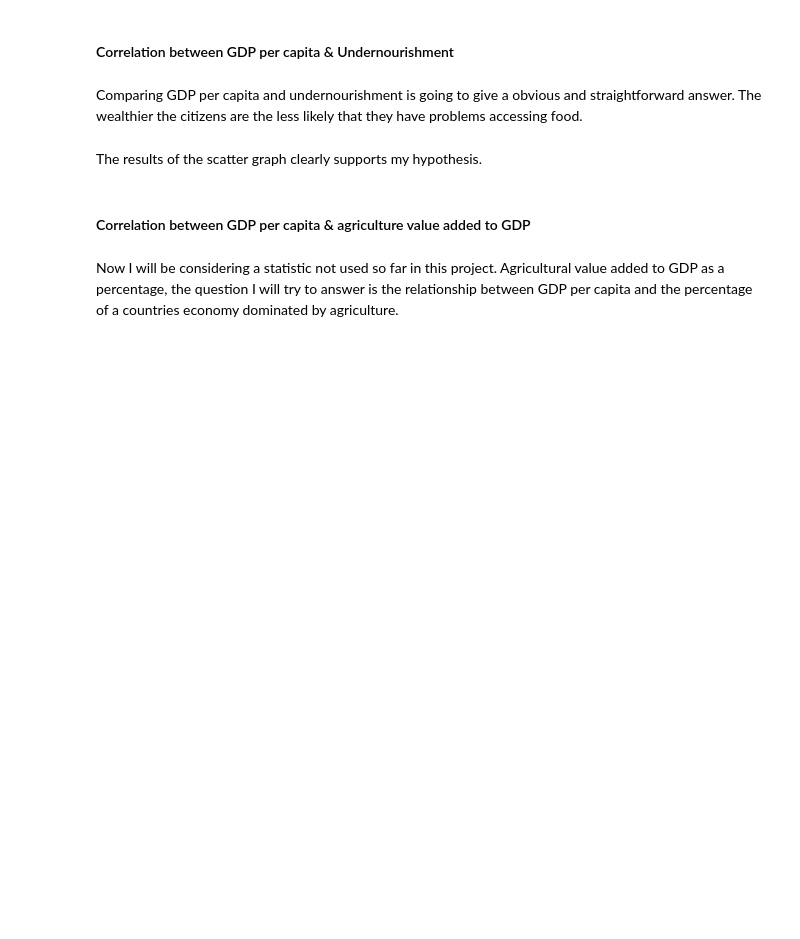
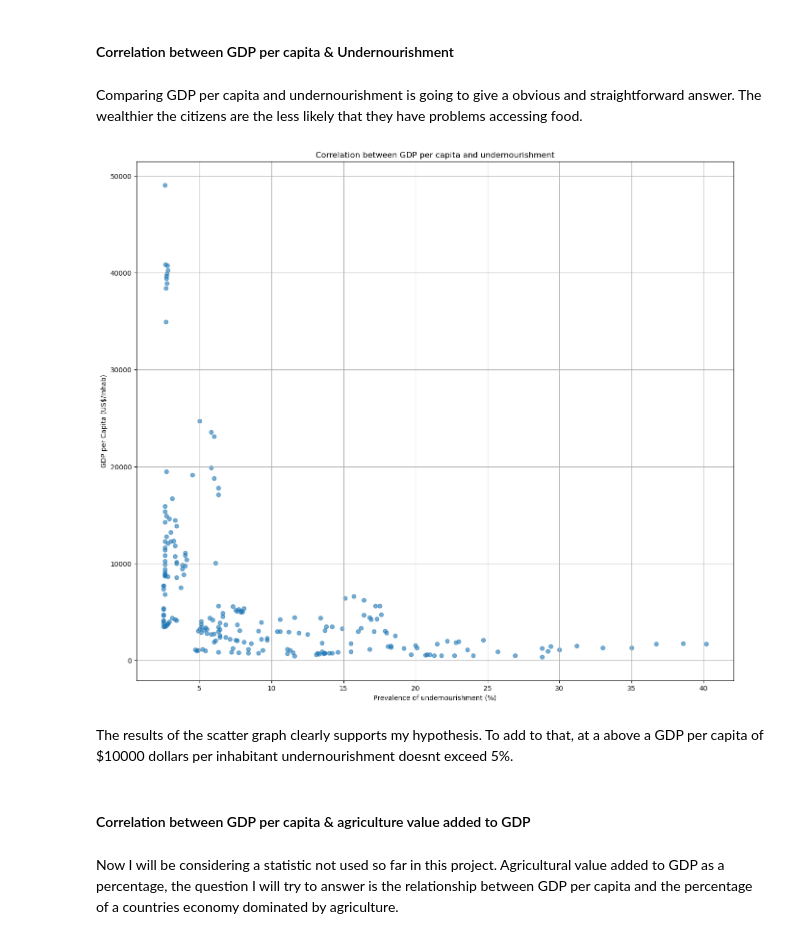
Before and after one commit to Programmer-ms742001/DataAnalysisProject, a Jupyter notebook: Data Analysis Main.ipynb, the cells around one changed output. Cells and saved outputs as stored; diff of their text form; code cells hidden in the pictures; blank space fills up the shorter version.

Commit message:
Finished machine learning and dataset analysis

```diff
--- a/Data Analysis Main.ipynb
+++ b/Data Analysis Main.ipynb
@@ -355,10 +356,14 @@ Comparing GDP per capita and undernourishment is going to give a obvious and str
 # %%
 merged_data_GDP_undernourishment = pd.merge(GDP_per_capita_dataset, undernourishment_dataset, on=["Area", "Year"]) # Merging the GDP per capita and prevalence of undernourishment filtered datasets from earlier.
 # %%
-plt.figure(figsize=(10, 6)) # Size of graph
-plt.scatter(merged_data_GDP_undernourishment["Value_x"], merged_data_GDP_undernourishment["Value_y"], alpha=0.6) # The values selected are from the previous datasets
+plt.figure(figsize=(16, 14)) # Size of graph
+plt.scatter(merged_data_GDP_undernourishment["Value_y"], merged_data_GDP_undernourishment["Value_x"], alpha=0.6) # The values selected are from the previous datasets
 
 plt.title('Correlation between GDP per capita and undernourishment')
 plt.xlabel('Prevalence of undernourishment (%)')
-plt.ylabel('GDP per Capita (100$)')
+plt.ylabel('GDP per Capita (US$/Inhab)')
 plt.grid(True)
+
+# Graph below of the correlation between GDP per capita and prevalence of undernourishment.
+# %% [output]
+[figure, added]
@@ -367,5 +370,5 @@ plt.show() # Graph below of the correlation between GDP per capita and prevalenc
 # %% [markdown]
-The results of the scatter graph clearly supports my hypothesis.
+The results of the scatter graph clearly supports my hypothesis. To add to that, at a above a GDP per capita of $10000 dollars per inhabitant undernourishment doesnt exceed 5%.
 # %% [markdown]
 #### Correlation between GDP per capita & agriculture value added to GDP
 # %% [markdown]
```
Also changed, not shown: parts of 39 cells of this notebook.
